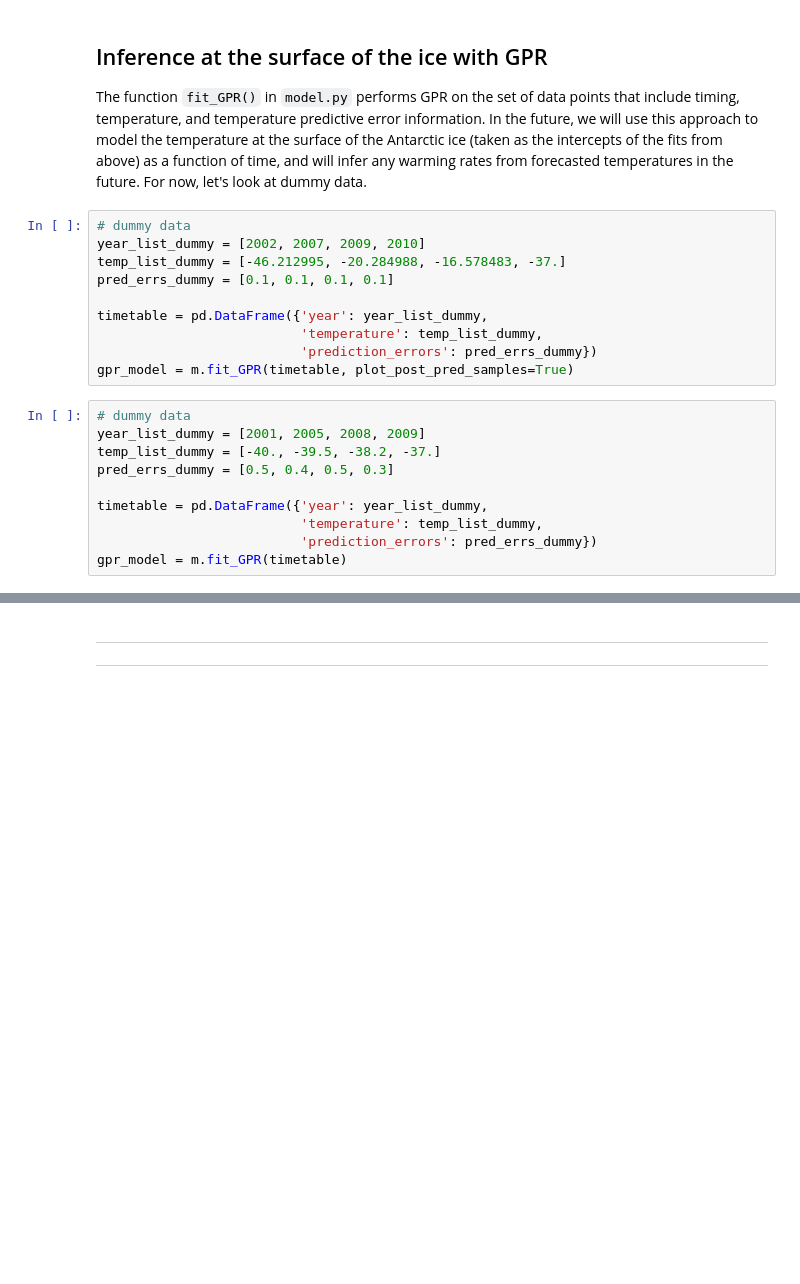
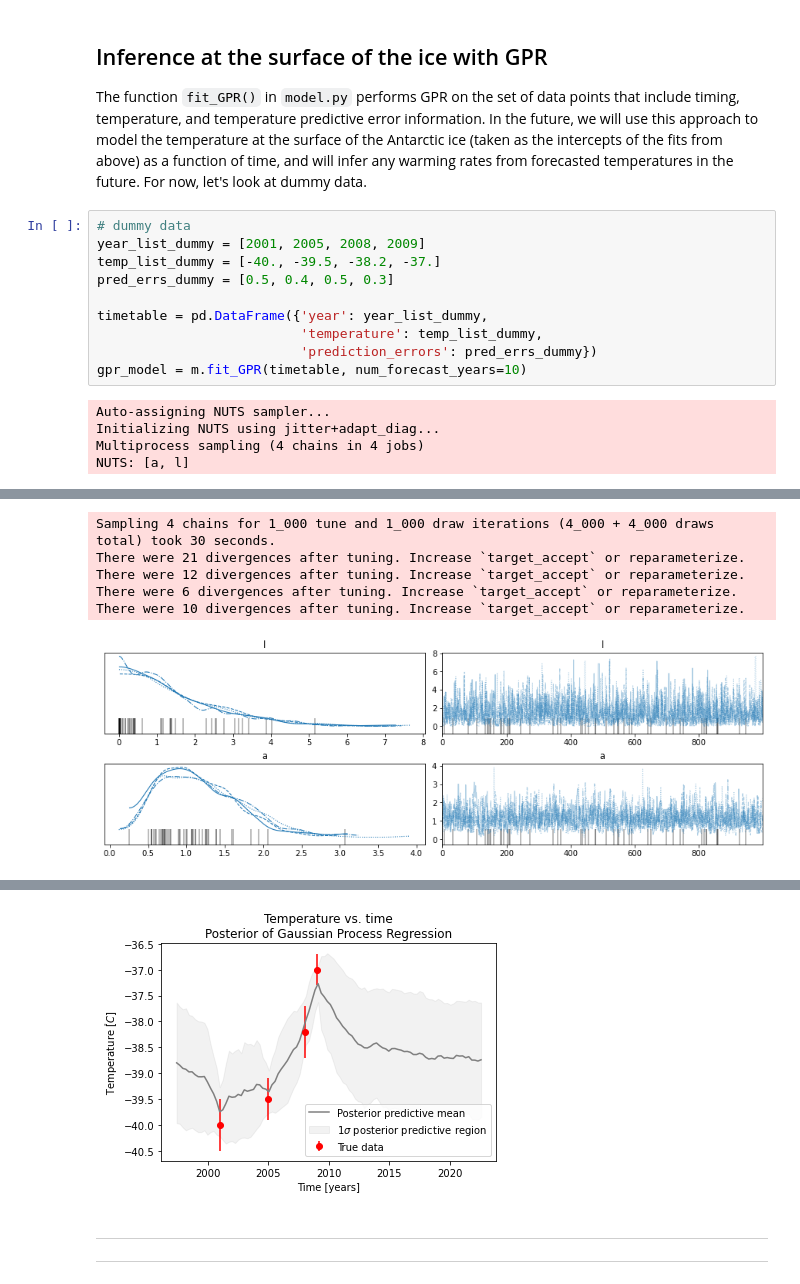
Before and after one commit to phys201/icetemp, a Jupyter notebook: tutorial.ipynb, the cells around one changed output, grey strips where cells are left out. Saved outputs shown, nothing was run; the diff lists cells and outputs as text; blank space fills up the shorter version.

```diff
--- a/tutorial.ipynb
+++ b/tutorial.ipynb
@@ -319,16 +319,6 @@ This package uses  **Gaussian process regression (GPR)**  to estimate the temper
 ## Inference at the surface of the ice with GPR
 
 The function `fit_GPR()` in `model.py` performs GPR on the set of data points that include timing, temperature, and temperature predictive error information. In the future, we will use this approach to model the temperature at the surface of the Antarctic ice (taken as the intercepts of the fits from above) as a function of time, and will infer any warming rates from forecasted temperatures in the future. For now, let's look at dummy data.
-# %%
-# dummy data
-year_list_dummy = [2002, 2007, 2009, 2010]
-temp_list_dummy = [-46.212995, -20.284988, -16.578483, -37.]
-pred_errs_dummy = [0.1, 0.1, 0.1, 0.1]
-
-timetable = pd.DataFrame({'year': year_list_dummy,
-                          'temperature': temp_list_dummy,
-                          'prediction_errors': pred_errs_dummy})
-gpr_model = m.fit_GPR(timetable, plot_post_pred_samples=True)
 # %%
 # dummy data
 year_list_dummy = [2001, 2005, 2008, 2009]
@@ -338,4 +328,9 @@ pred_errs_dummy = [0.5, 0.4, 0.5, 0.3]
 timetable = pd.DataFrame({'year': year_list_dummy,
                           'temperature': temp_list_dummy,
                           'prediction_errors': pred_errs_dummy})
-gpr_model = m.fit_GPR(timetable)
+gpr_model = m.fit_GPR(timetable, num_forecast_years=10)
+# %% [output]
+Auto-assigning NUTS sampler...
+Initializing NUTS using jitter+adapt_diag...
+Multiprocess sampling (4 chains in 4 jobs)
+NUTS: [a, l]
@@ -341,0 +338,6 @@ gpr_model = m.fit_GPR(timetable)
+Sampling 4 chains for 1_000 tune and 1_000 draw iterations (4_000 + 4_000 draws total) took 30 seconds.
+There were 21 divergences after tuning. Increase `target_accept` or reparameterize.
+There were 12 divergences after tuning. Increase `target_accept` or reparameterize.
+There were 6 divergences after tuning. Increase `target_accept` or reparameterize.
+There were 10 divergences after tuning. Increase `target_accept` or reparameterize.
+[figure, added]
@@ -342,3 +345,4 @@ gpr_model = m.fit_GPR(timetable)
+[figure, added]
 # %% [markdown]
 ___
 ___
```
Also changed, not shown: parts of 1 cell of this notebook, 1 other file.
